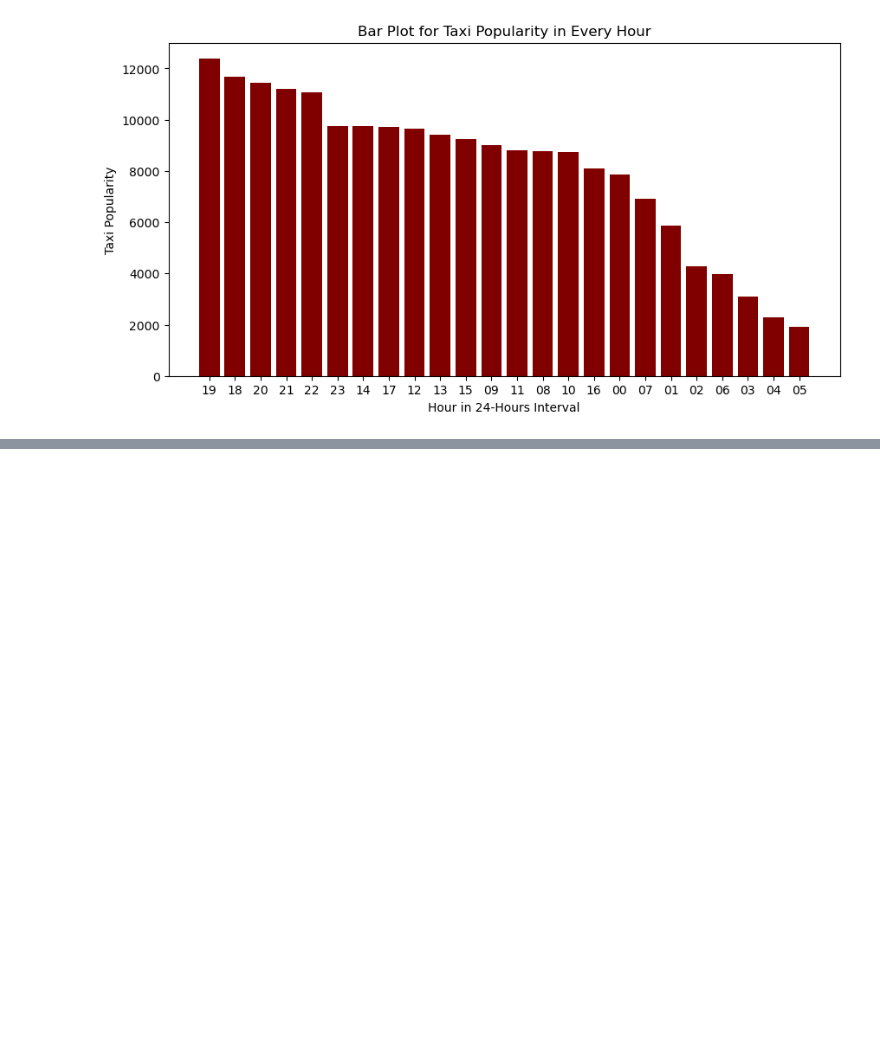
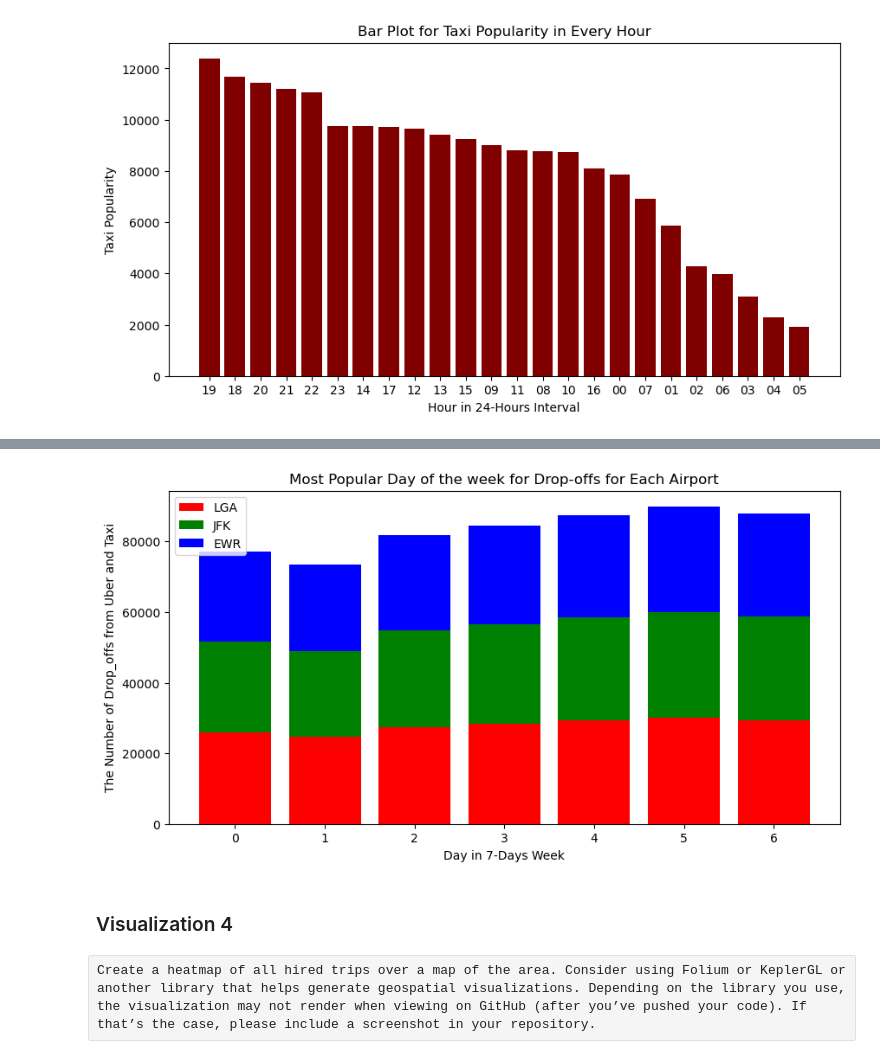
Before and after one commit to ZenanPeng/ZenanPeng-Final-Project, a Jupyter notebook: Project.ipynb, the cells around one changed output, grey strips where cells are left out. Cells and saved outputs as stored; diff of their text form; code cells hidden in the pictures; blank space fills up the shorter version.

Commit message:
More visualization plots added

```diff
--- a/Project.ipynb
+++ b/Project.ipynb
@@ -1172,0 +1320,30 @@ def plot_visual_1(dataframe):
+# %%
+def plot_visual_3():
+
+    figure = plt.figure(figsize=(10, 5))
+
+    df1, df2, df3 = get_data_for_visual_3()  # use the dataframe to pull out values needed to plot
+
+    # you may want to use matplotlib to plot your visualizations;
+    # there are also many other plot types (other
+    # than axes.plot) you can use
+    plt.bar(df1['day'], df1['dropoff_number'], color = 'red')
+    plt.bar(df2['day'], df2['dropoff_number'], bottom = df1['dropoff_number'], color = 'green')
+    plt.bar(df3['day'], df3['dropoff_number'], bottom = df1['dropoff_number'] + df2['dropoff_number'],
+            color = 'blue')
+
+    # there are other methods to use to label your axes, to style
+    # and set up axes labels, etc
+    plt.xlabel("Day in 7-Days Week")
+    plt.ylabel("The Number of Drop_offs from Uber and Taxi")
+    plt.legend(["LGA", "JFK", "EWR"], loc="upper left")
+    plt.title("Most Popular Day of the week for Drop-offs for Each Airport")
+    plt.show()
+# %%
+plot_visual_3()
+# %% [output]
+[figure, added]
+# %% [markdown]
+### Visualization 4
+# %% [raw]
+Create a heatmap of all hired trips over a map of the area. Consider using Folium or KeplerGL or another library that helps generate geospatial visualizations. Depending on the library you use, the visualization may not render when viewing on GitHub (after you’ve pushed your code). If that’s the case, please include a screenshot in your repository.
```
Also changed, not shown: parts of 70 cells of this notebook.
